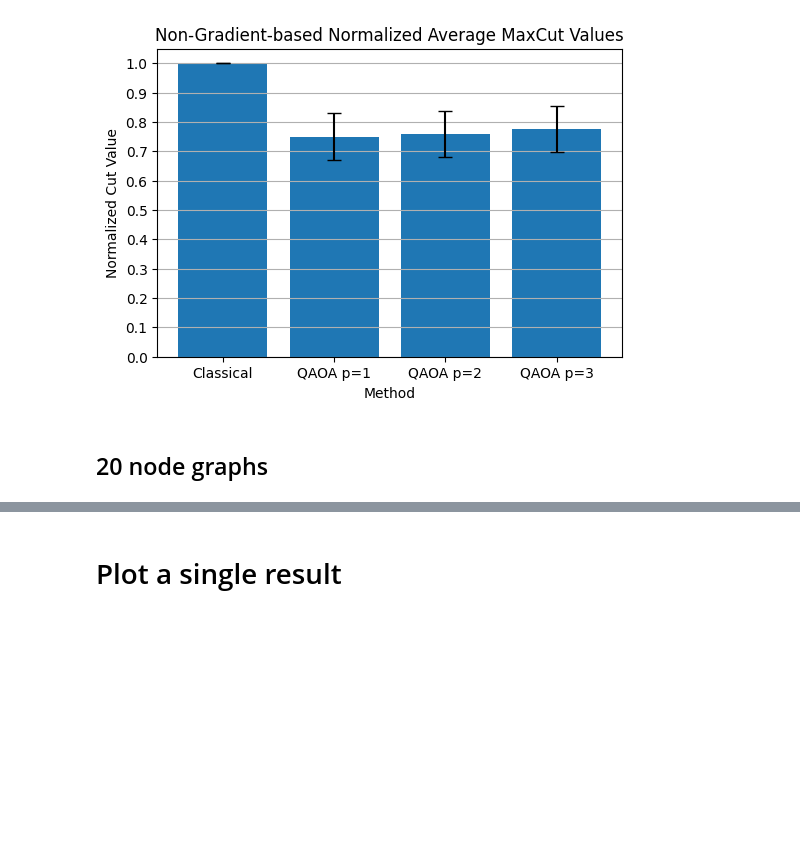
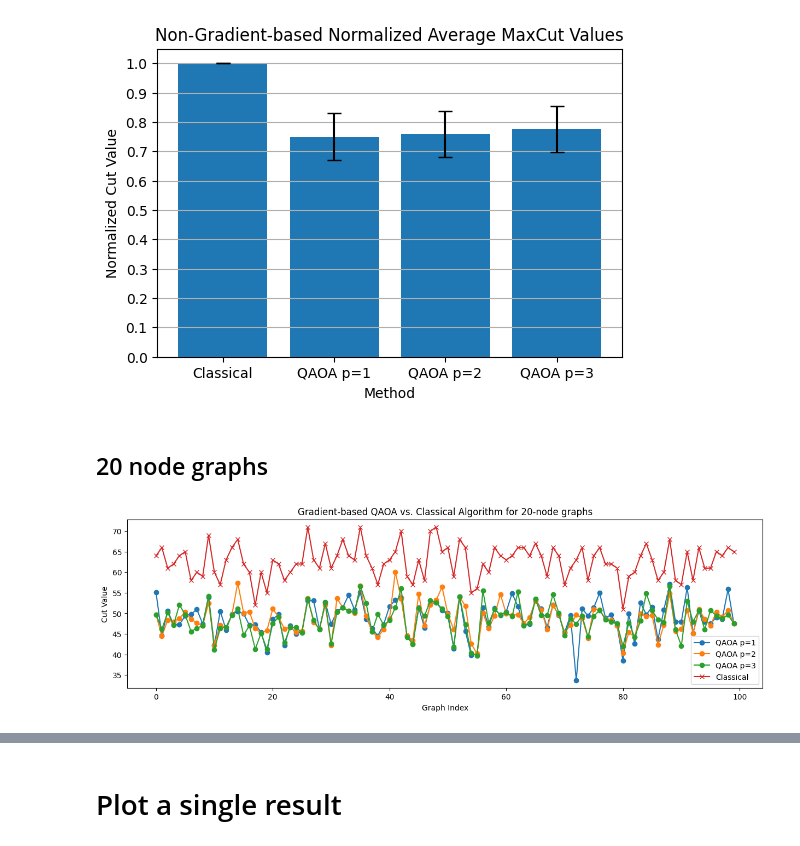
Before and after one commit to DanielFPerez/VQA-for-MaxCut, a Jupyter notebook: main_evaluate_circuits.ipynb, the cells around one changed output, grey strips where cells are left out. Cells and saved outputs as stored; diff of their text form; code cells hidden in the pictures; blank space fills up the shorter version.

```diff
--- a/main_evaluate_circuits.ipynb
+++ b/main_evaluate_circuits.ipynb
@@ -72,7 +72,9 @@ optimized_parameters_list = [result_data['optimized_parameters'] for result_data
 qaoa_results, classical_results = compare_qaoa_with_classical_multi_p(graphs, optimized_parameters_list, depths)
 # %%
 # Plot the results
-fig_multiple_p = plot_multiple_p_results(qaoa_results, classical_results, depths, in_size=in_size, title="Gradient-based QAOA vs. Classical Algorithm for 10-node graphs")
+fig_multiple_p = plot_multiple_p_results(qaoa_results, classical_results, depths, in_size=in_size, title="Gradient-based QAOA vs. Classical Algorithm for 20-node graphs")
+# %% [output]
+[figure, added]
 # %%
 # Normalize QAOA results to classical results
 normalized_results, classical_results = normalize_qaoa_to_classical(graphs, optimized_parameters_list, depths)
```
Also changed, not shown: parts of 1 cell of this notebook, 3 other files.
